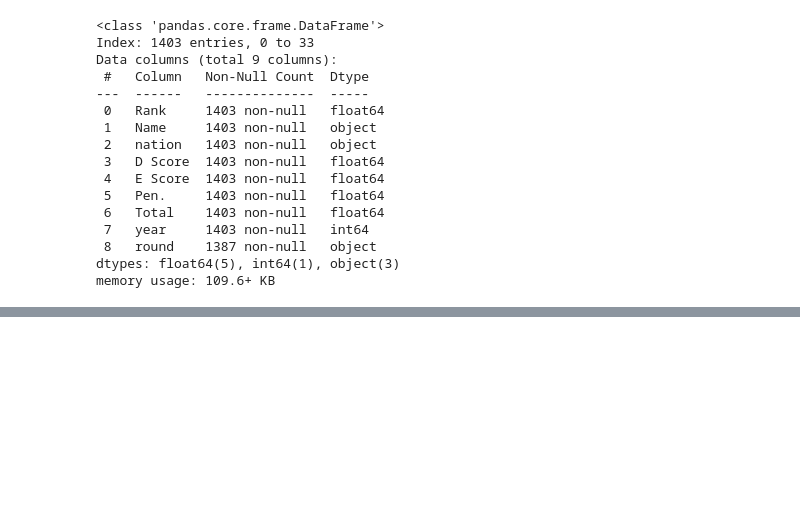
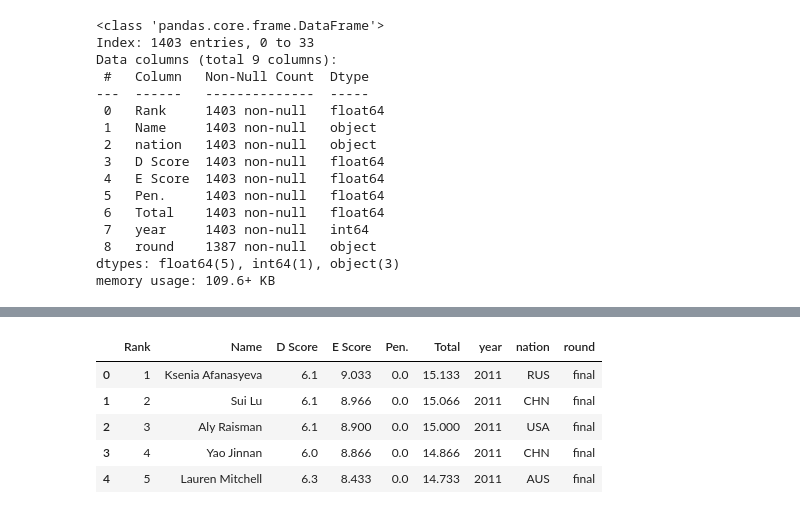
Before and after one commit to RyanJTalbot/MSDS, a Jupyter notebook: Core/Data Mining Foundations/Data Mining Project/Project/competition_gym2023/Combine_Data/combine_fx_w_no_olympics.ipynb, the cells around one changed output, grey strips where cells are left out. Cells and saved outputs as stored; diff of their text form; code cells hidden in the pictures; blank space fills up the shorter version.

```diff
--- a/Core/Data Mining Foundations/Data Mining Project/Project/competition_gym2023/Combine_Data/combine_fx_w_no_olympics.ipynb
+++ b/Core/Data Mining Foundations/Data Mining Project/Project/competition_gym2023/Combine_Data/combine_fx_w_no_olympics.ipynb
@@ -11,6 +11,8 @@ import numpy as np
 # %%
 wc13cott_fx = pd.read_csv('../Cleaning/qual_events/clean_wc13cott_fx.csv')
 wc13doha_fx = pd.read_csv('../Cleaning/qual_events/clean_wc14doha_fx.csv')
+# %%
+fx_world_championship_w = pd.read_csv('../Cleaning/World_Championships/fx_world_championship_w.csv')
 # %%
 wc15cott_fx = pd.read_csv('../Cleaning/qual_events/clean_worldcup2015cott_fx.csv')
 wc19doha_fx = pd.read_csv('../Cleaning/qual_events/clean_worldcup2019doha_fx.csv')
@@ -494,0 +615,9 @@ memory usage: 109.6+ KB
+# %%
+fx_world_championship_w.head()
+# %% [output]
+|  | Rank | Name | D Score | E Score | Pen. | Total | year | nation | round |
+| 0 | 1 | Ksenia Afanasyeva | 6.1 | 9.033 | 0.0 | 15.133 | 2011 | RUS | final |
+| 1 | 2 | Sui Lu | 6.1 | 8.966 | 0.0 | 15.066 | 2011 | CHN | final |
+| 2 | 3 | Aly Raisman | 6.1 | 8.900 | 0.0 | 15.000 | 2011 | USA | final |
+| 3 | 4 | Yao Jinnan | 6.0 | 8.866 | 0.0 | 14.866 | 2011 | CHN | final |
+| 4 | 5 | Lauren Mitchell | 6.3 | 8.433 | 0.0 | 14.733 | 2011 | AUS | final |
```
Also changed, not shown: parts of 27 cells of this notebook, 41 other files.
